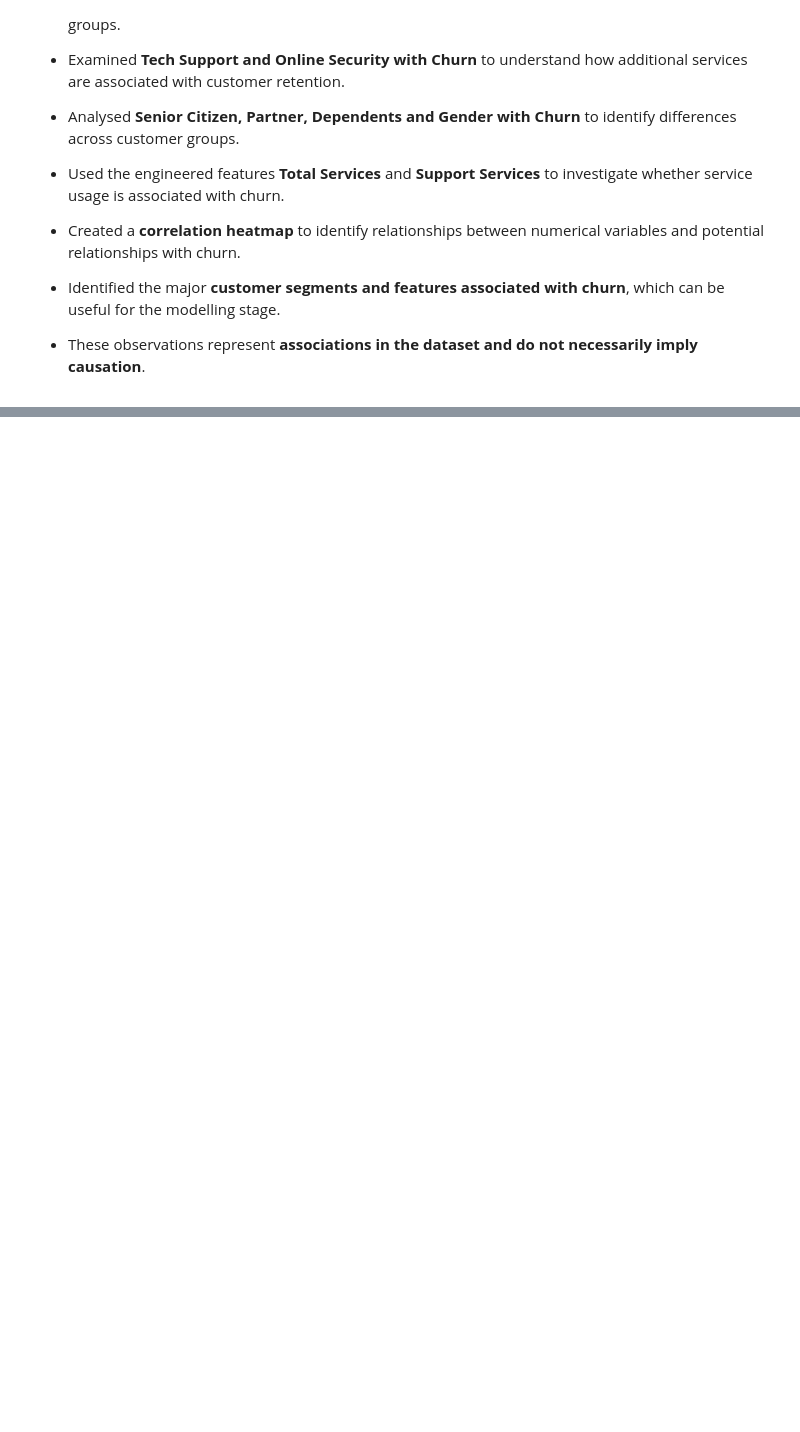
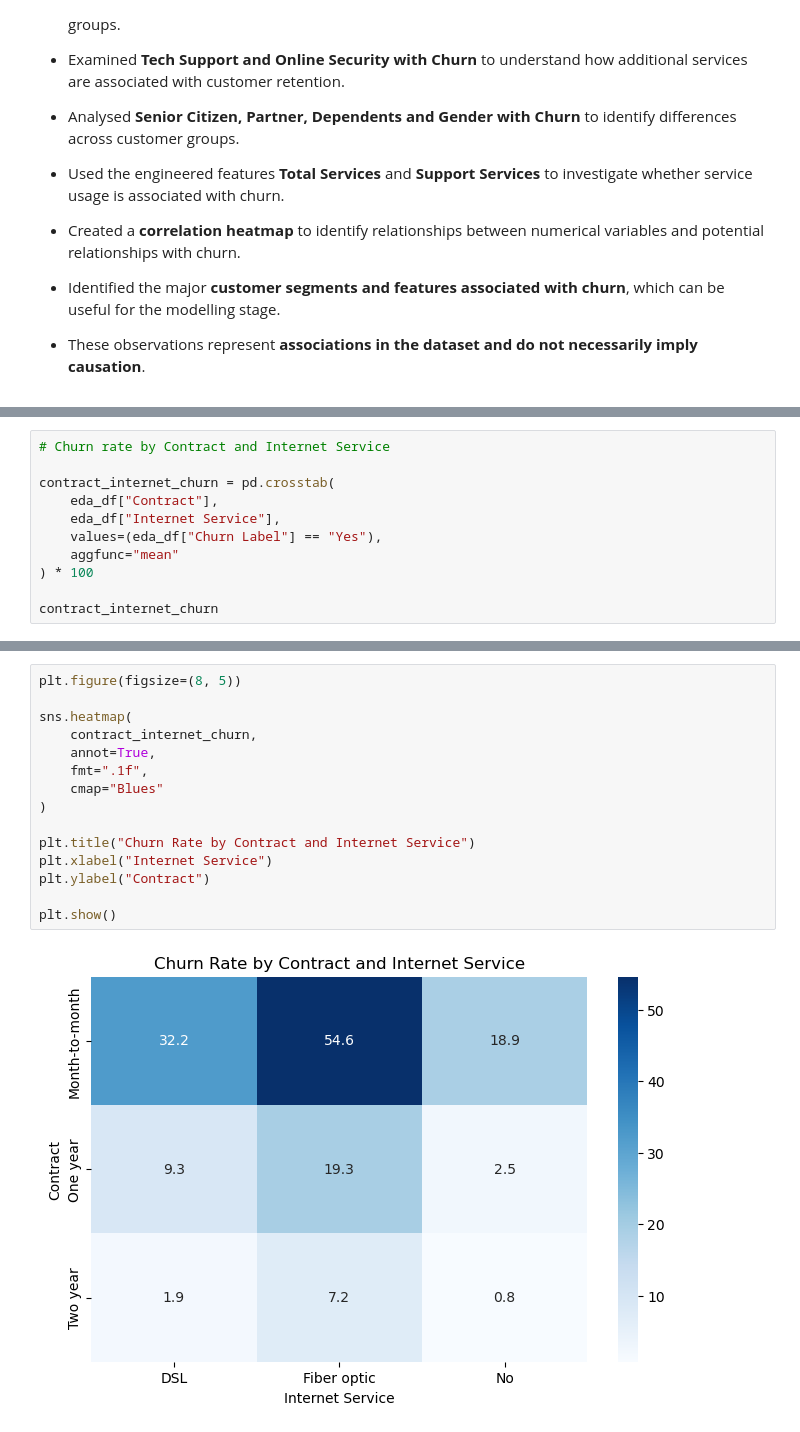
Before and after one commit to RATHICK2951/Data-Analytics---Batch10-, a Jupyter notebook: Notebook/EDA.ipynb, the cells around one changed output, grey strips where cells are left out. Cells and saved outputs as stored; diff of their text form; blank space fills up the shorter version.

```diff
--- a/Notebook/EDA.ipynb
+++ b/Notebook/EDA.ipynb
@@ -561,0 +624,11 @@ plt.show()
+# %%
+# Churn rate by Contract and Internet Service
+
+contract_internet_churn = pd.crosstab(
+    eda_df["Contract"],
+    eda_df["Internet Service"],
+    values=(eda_df["Churn Label"] == "Yes"),
+    aggfunc="mean"
+) * 100
+
+contract_internet_churn
@@ -561,0 +641,17 @@ plt.show()
+# %%
+plt.figure(figsize=(8, 5))
+
+sns.heatmap(
+    contract_internet_churn,
+    annot=True,
+    fmt=".1f",
+    cmap="Blues"
+)
+
+plt.title("Churn Rate by Contract and Internet Service")
+plt.xlabel("Internet Service")
+plt.ylabel("Contract")
+
+plt.show()
+# %% [output]
+[figure, added]
```
Also changed, not shown: parts of 6 cells of this notebook, 4 other files.
